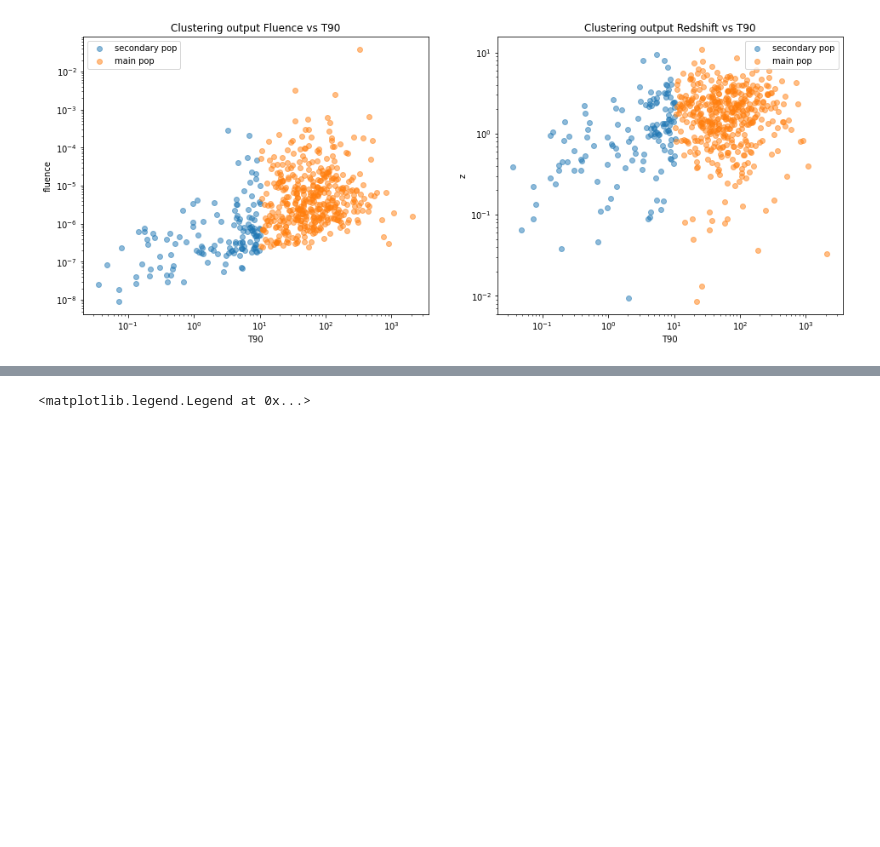
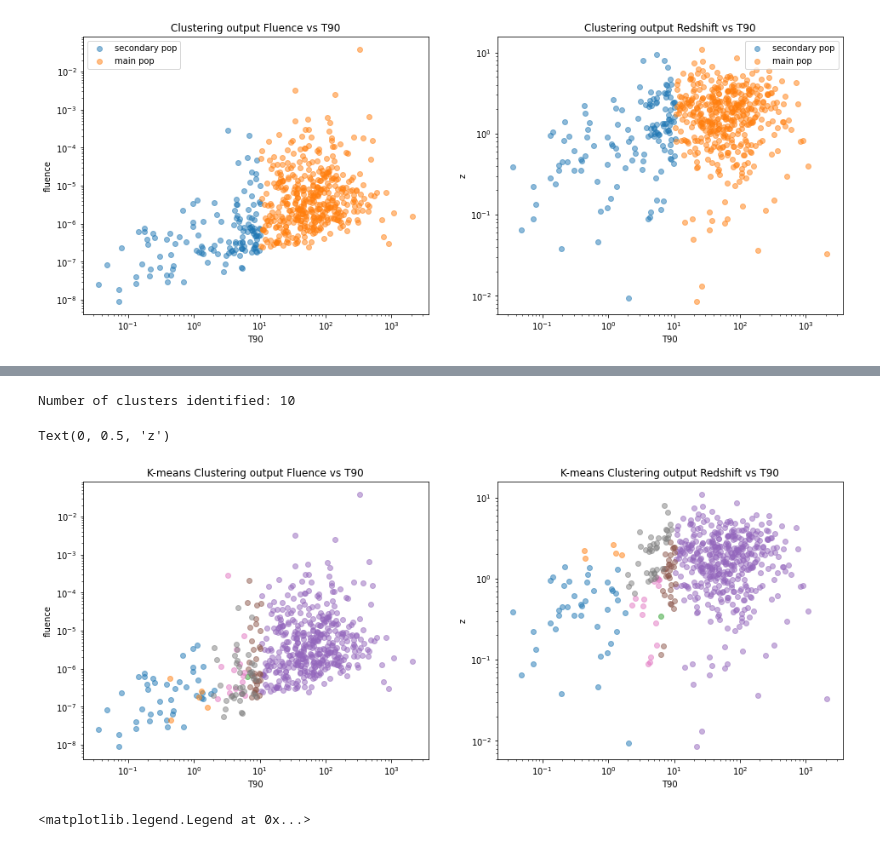
Before and after one commit to ludovicobizzarri/astrostatistics_bicocca_2024, a Jupyter notebook: working/Lesson 14/Gamma Ray Burst.ipynb, the cells around one changed output, grey strips where cells are left out. Saved outputs shown, nothing was run; the diff lists cells and outputs as text; code cells hidden in the pictures; blank space fills up the shorter version.

```diff
--- a/working/Lesson 14/Gamma Ray Burst.ipynb
+++ b/working/Lesson 14/Gamma Ray Burst.ipynb
@@ -443,3 +476,39 @@ ax[1].legend()
+# %%
+# Meanshift
+
+scaler = preprocessing.StandardScaler()
+#bandwidth = 0.4
+
+ms = MeanShift(cluster_all=True)
+
+ms.fit(scaler.fit_transform(X))
+
+labels = ms.predict(X)
+print('Number of clusters identified:',labels.max()+1)
+
+fig,ax = plt.subplots(ncols=2,nrows=1,figsize=(16,6))
+
+for ii in range(labels.max()):
+    ax[0].scatter(X[:,0][labels==ii], X[:,1][labels==ii],color='C%i'%ii,alpha=0.5)
+    ax[1].scatter(X[:,0][labels==ii], X[:,2][labels==ii],color='C%i'%ii,alpha=0.5)
+
+ax[0].set_title('K-means Clustering output Fluence vs T90')
+ax[0].set_xscale('log')
+ax[0].set_yscale('log')
+ax[0].set_xlabel('T90')
+ax[0].set_ylabel('fluence')
+#ax[0].legend()
+
+ax[1].set_title('K-means Clustering output Redshift vs T90')
+ax[1].set_xscale('log')
+ax[1].set_yscale('log')
+ax[1].set_xlabel('T90')
+ax[1].set_ylabel('z')
+#ax[1].legend()
+# %% [output]
+Number of clusters identified: 10
+Text(0, 0.5, 'z')
+[figure, added]
 # %%
 # plot with boundaries:
 
```
Also changed, not shown: parts of 2 cells of this notebook.
